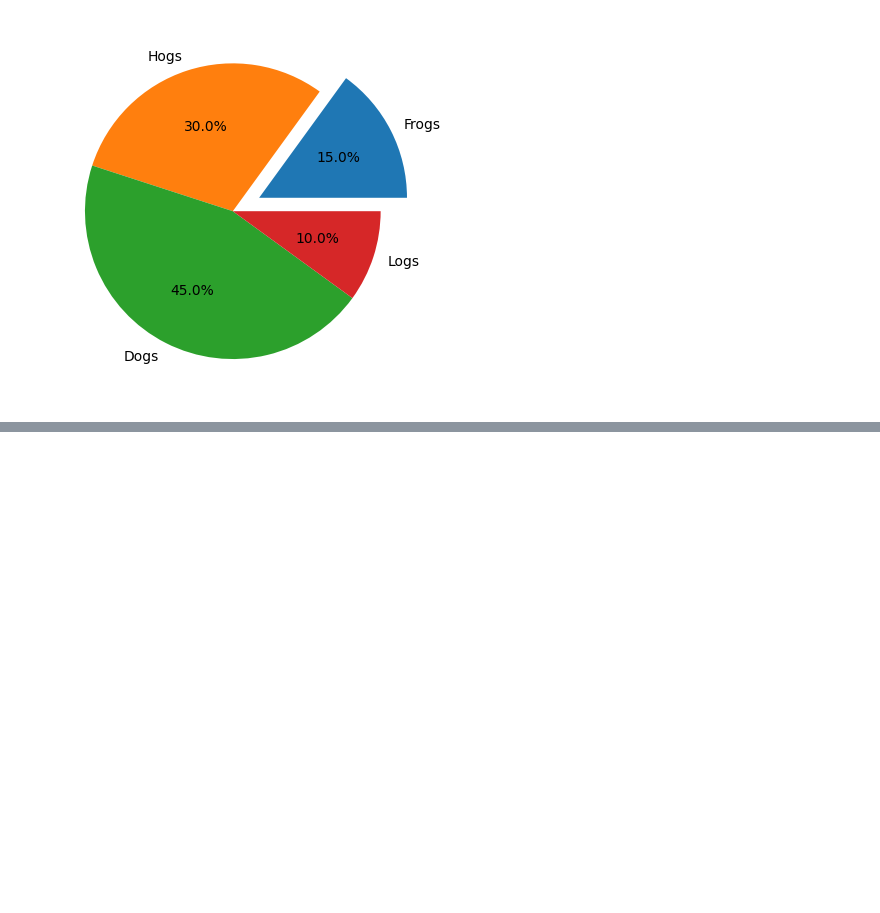
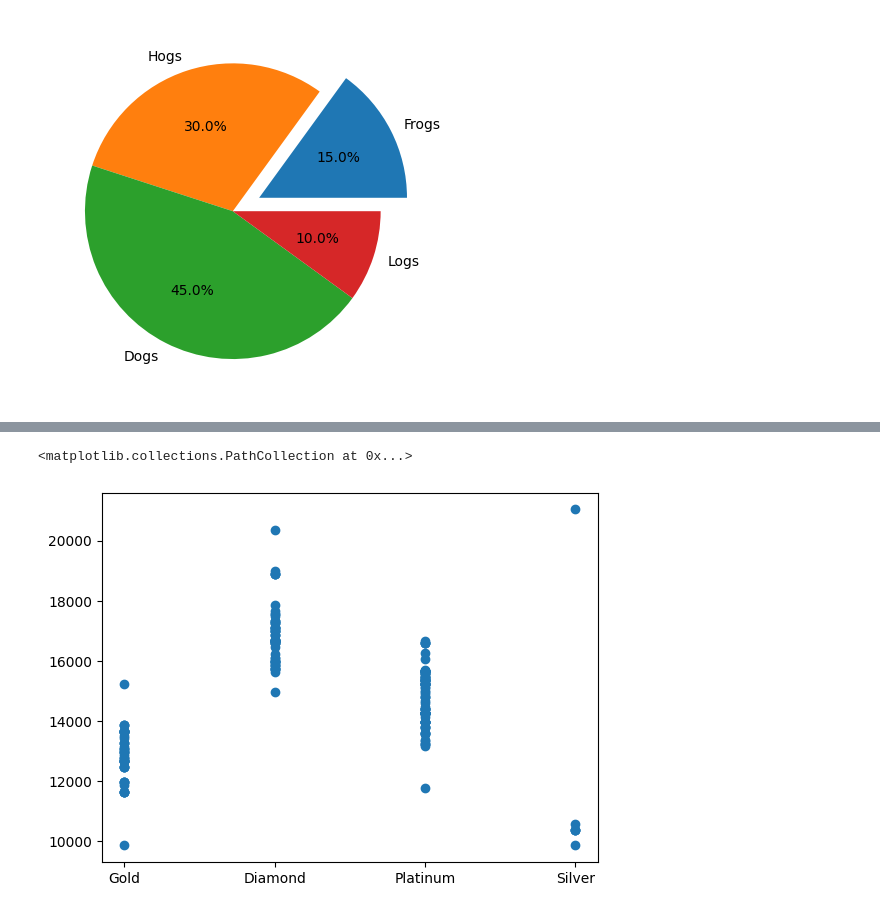
Before and after one commit to AbhishekPatil132/PythonLabs, a Jupyter notebook: matplotlib.ipynb, the cells around one changed output, grey strips where cells are left out. Saved outputs shown, nothing was run; the diff lists cells and outputs as text; code cells hidden in the pictures; blank space fills up the shorter version.

```diff
--- a/matplotlib.ipynb
+++ b/matplotlib.ipynb
@@ -164,0 +205,7 @@ plt.pie(sizes, labels=labels, autopct="%1.1f%%", explode= explodes)
+# %%
+x = bgmi['Rank']
+y= bgmi['Damage_Dealt']
+plt.scatter(x,y)
+# %% [output]
+<matplotlib.collections.PathCollection at 0x...>
+[figure, added]
```
Also changed, not shown: parts of 7 cells of this notebook.
